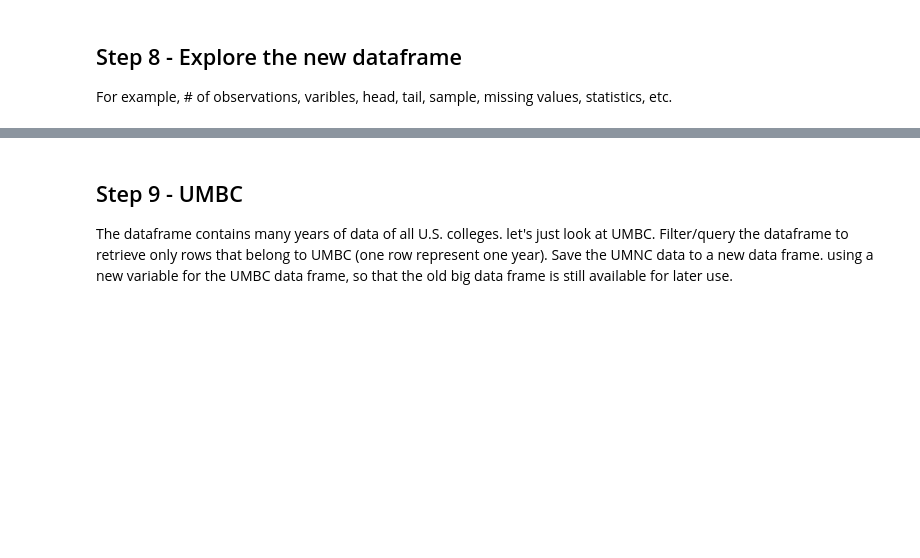
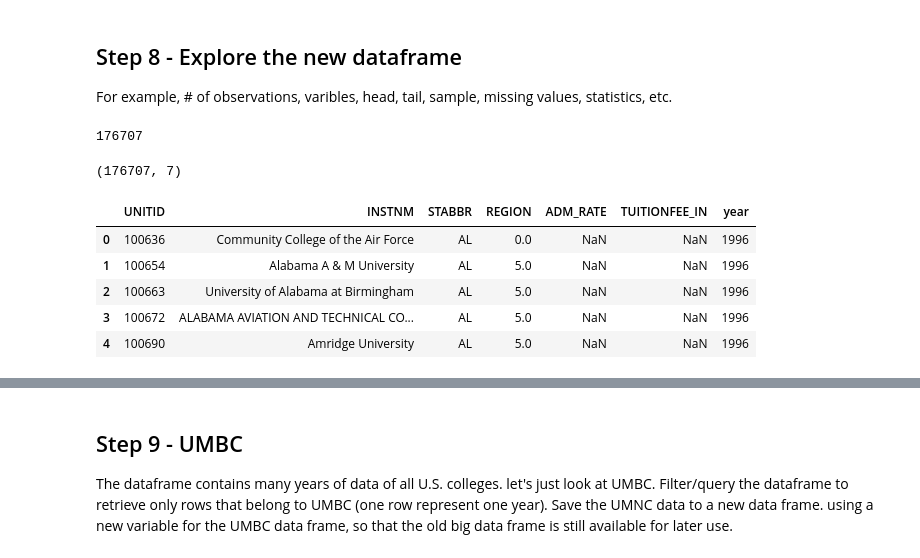
Before and after one commit to vunnampragathi/690-stats-and-visu, a Jupyter notebook: assignments_06/assignment_06.ipynb, the cells around one changed output, grey strips where cells are left out. Drawn from its saved outputs; the diff is of its cells as text; code cells hidden in the pictures; blank space fills up the shorter version.

```diff
--- a/assignments_06/assignment_06.ipynb
+++ b/assignments_06/assignment_06.ipynb
@@ -130,3 +217,19 @@ df_all.sample(10)
 For example, # of observations, varibles, head, tail, sample, missing values, statistics, etc.
 # %%
 #(Write code here)
+len(df_all)
+# %% [output]
+176707
+# %%
+df_all.shape
+# %% [output]
+(176707, 7)
+# %%
+df_all.head()
+# %% [output]
+|  | UNITID | INSTNM | STABBR | REGION | ADM_RATE | TUITIONFEE_IN | year |
+| 0 | 100636 | Community College of the Air Force | AL | 0.0 | NaN | NaN | 1996 |
+| 1 | 100654 | Alabama A & M University | AL | 5.0 | NaN | NaN | 1996 |
+| 2 | 100663 | University of Alabama at Birmingham | AL | 5.0 | NaN | NaN | 1996 |
+| 3 | 100672 | ALABAMA AVIATION AND TECHNICAL CO... | AL | 5.0 | NaN | NaN | 1996 |
+| 4 | 100690 | Amridge University | AL | 5.0 | NaN | NaN | 1996 |
```
Also changed, not shown: parts of 38 cells of this notebook.
